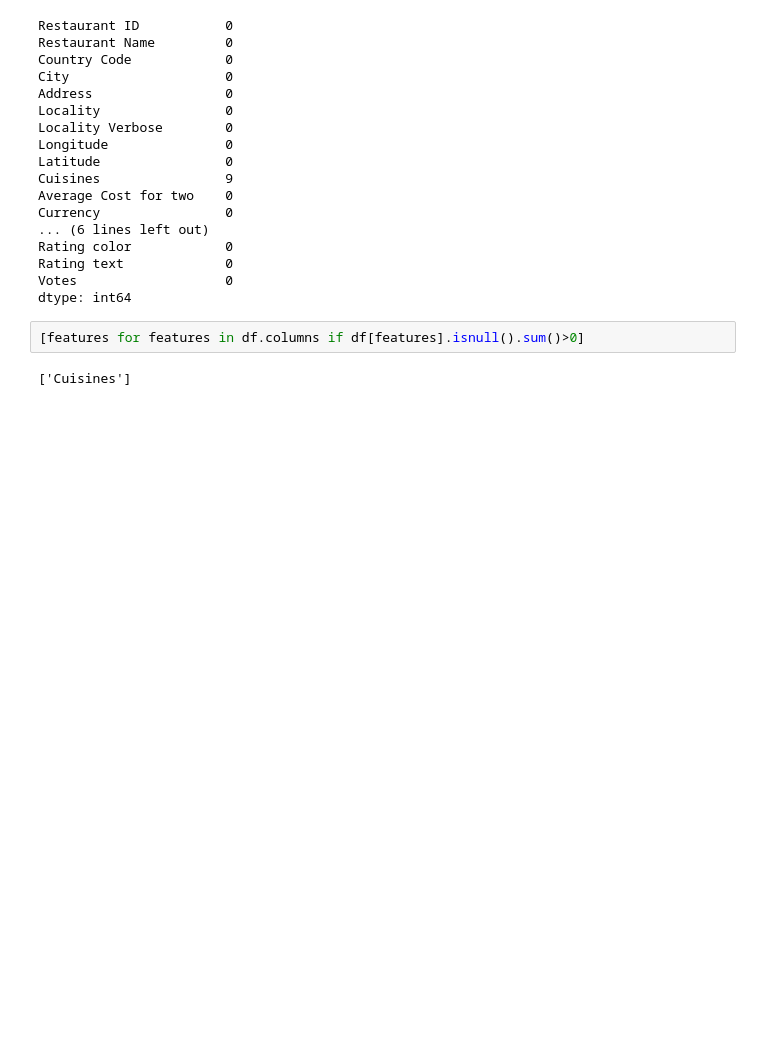
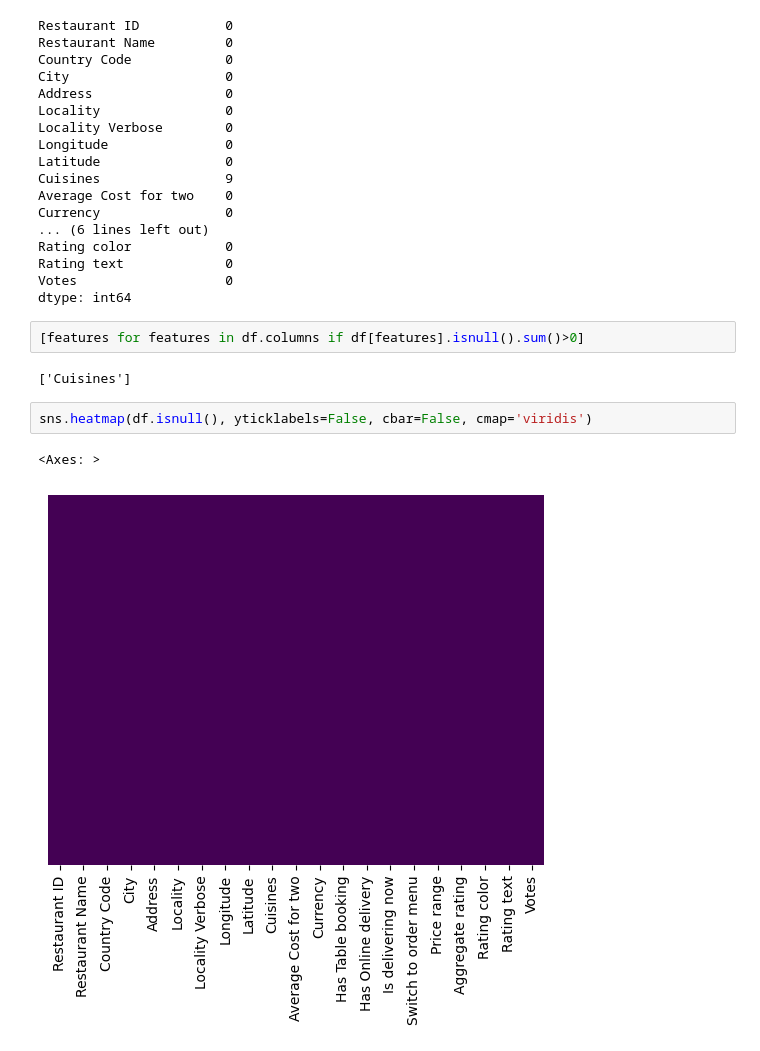
Before and after one commit to Engg-Abhinav/Feature-Engineering, a Jupyter notebook: FE_Zomato_Dataset.ipynb, the cells around one changed output. Cells and saved outputs as stored; diff of their text form; blank space fills up the shorter version.

```diff
--- a/FE_Zomato_Dataset.ipynb
+++ b/FE_Zomato_Dataset.ipynb
@@ -90,3 +90,8 @@ dtype: int64
 [features for features in df.columns if df[features].isnull().sum()>0]
 # %% [output]
 ['Cuisines']
+# %%
+sns.heatmap(df.isnull(), yticklabels=False, cbar=False, cmap='viridis')
+# %% [output]
+<Axes: >
+[figure, added]
```
